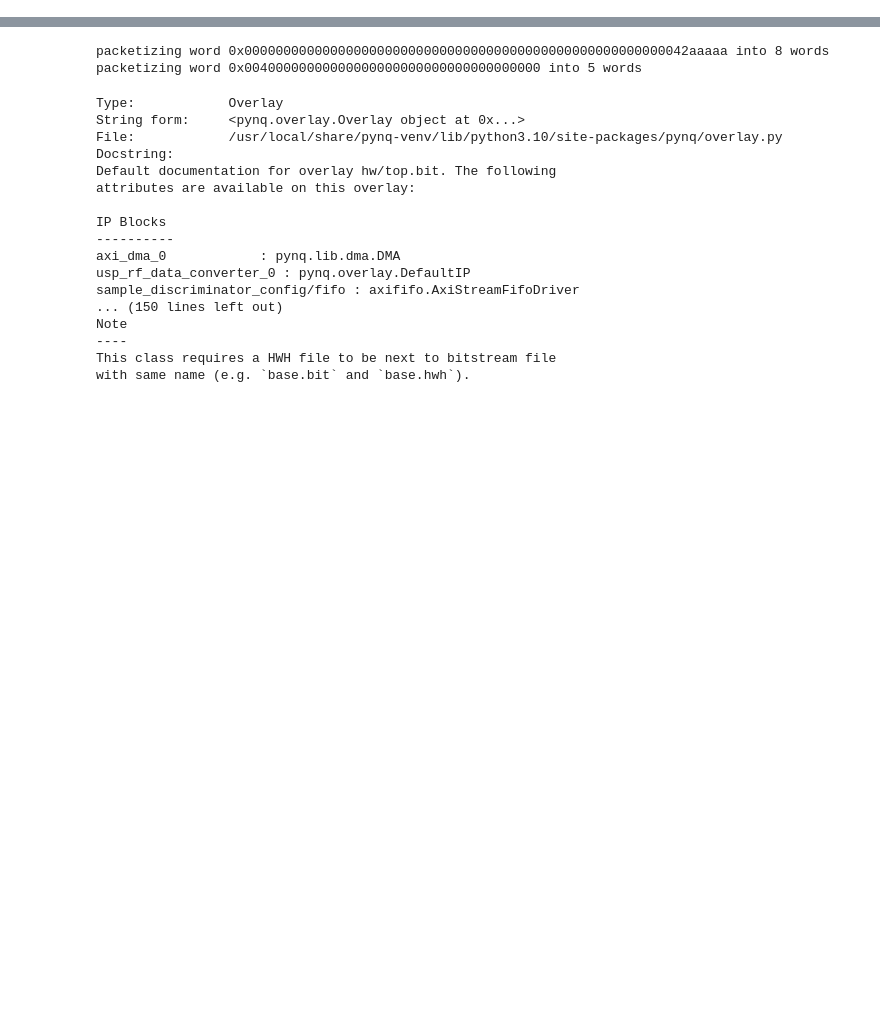
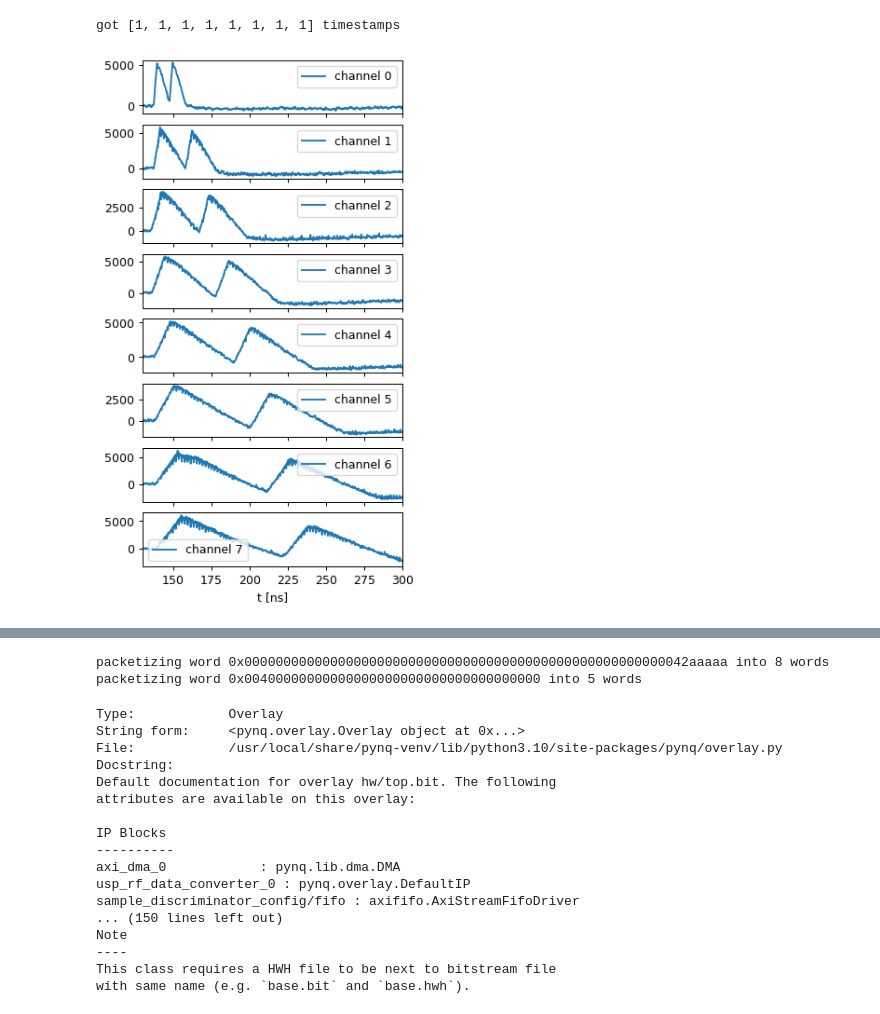
Before and after one commit to qnngroup/rfsoc_daq, a Jupyter notebook: pynq/rfsoc_daq.ipynb, the cells around one changed output, grey strips where cells are left out. Cells and saved outputs as stored; diff of their text form; code cells hidden in the pictures; blank space fills up the shorter version.

Commit message:
full loopback with 8 channels using AWG works

```diff
--- a/pynq/rfsoc_daq.ipynb
+++ b/pynq/rfsoc_daq.ipynb
@@ -143,2 +266,16 @@ packetizing word 0x800800800800800800800800 into 3 words
 # %%
-stop_awg()
+timestamps, samples, timestamp_index, sample_index = parse_adc_data(8)
+print(f'got {list(t for t in timestamp_index)} timestamps')
+# %% [output]
+got [1, 1, 1, 1, 1, 1, 1, 1] timestamps
+# %%
+tvec = np.linspace(0,adc_buffer_data_depth*parallel_samples/adc_fsamp,adc_buffer_data_depth*parallel_samples,endpoint=False)
+f, ax = plt.subplots(8,1,sharex=True,figsize=(4,8),dpi=90)
+for i in range(8):
+    ax[i].plot(tvec*1e9, samples[i], label=f'channel {i}')
+    ax[i].legend()
+ax[0].set_xlim(130, 300)
+ax[7].set_xlabel('t [ns]')
+f.savefig(f'figures/awg_pulse_test_{datetime.now().strftime("%Y%m%d_%H%M%S")}.png', facecolor='white', transparent=False)
+# %% [output]
+[figure, added]
```
Also changed, not shown: parts of 5 cells of this notebook, 1 other file.
